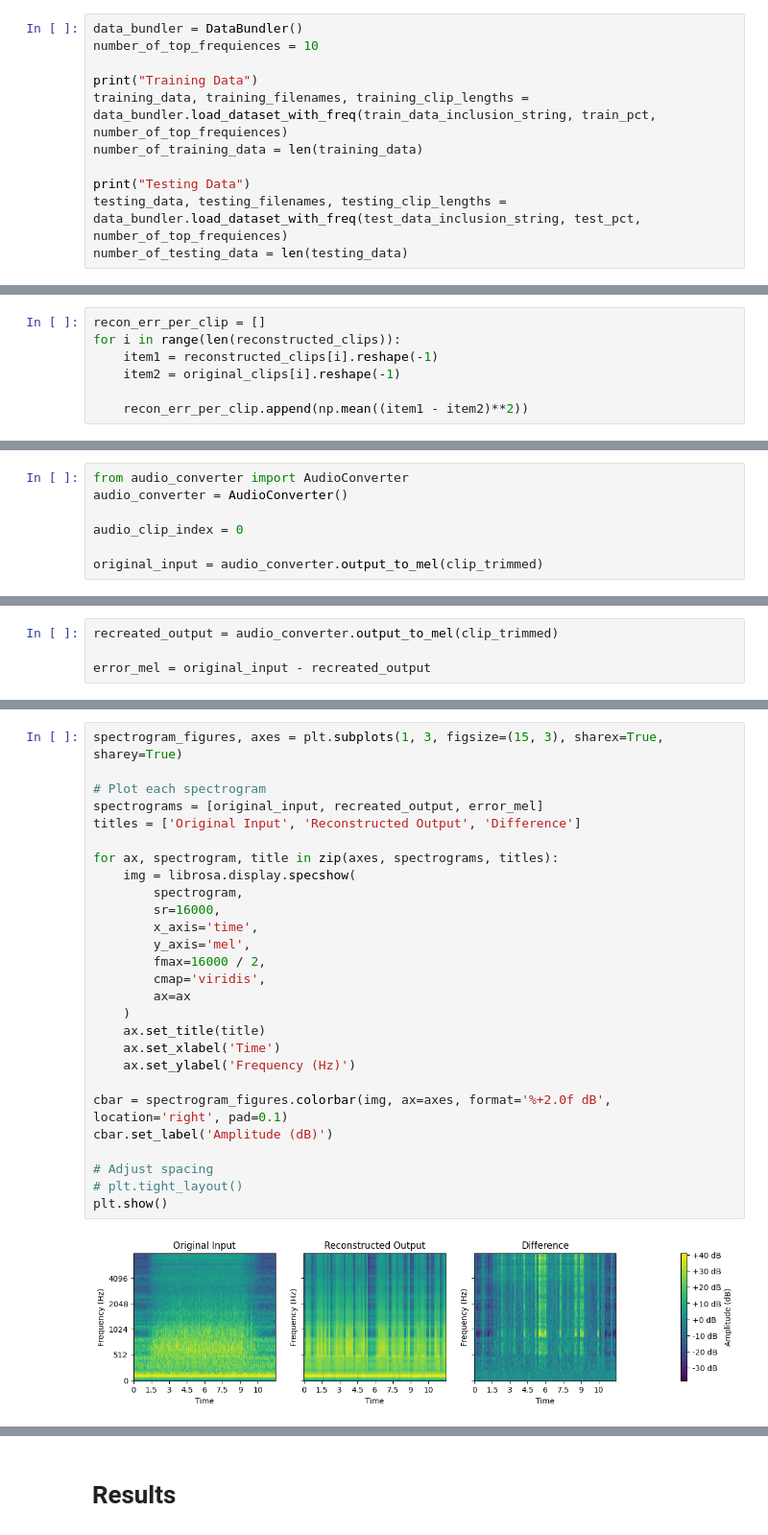
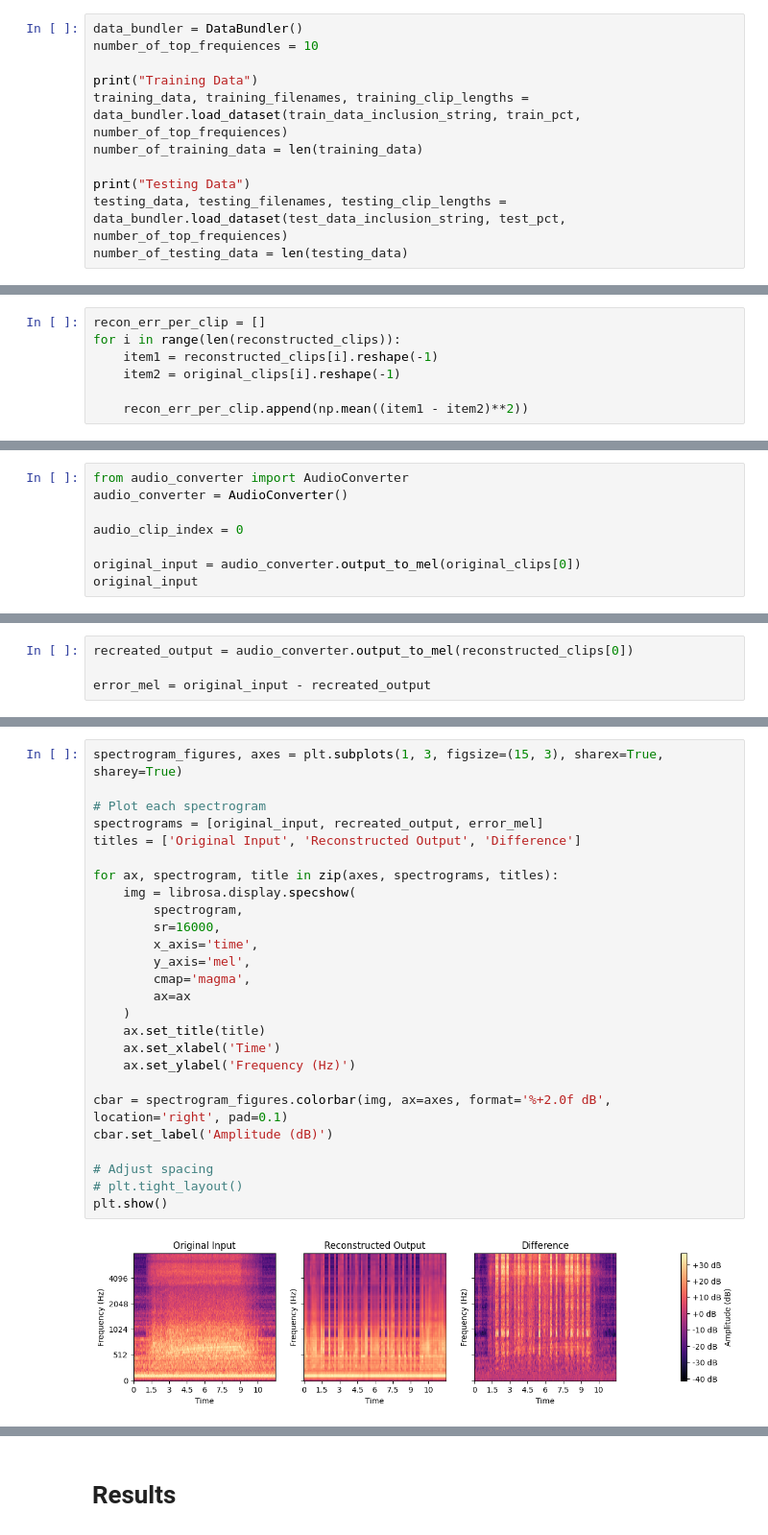
Before and after one commit to mafl20/MasterThesis, a Jupyter notebook: main_ae2.ipynb, the cells around one changed output, grey strips where cells are left out. Shown: that part at 96% size. Saved outputs shown, nothing was run; the diff lists cells and outputs as text.

```diff
--- a/main_ae2.ipynb
+++ b/main_ae2.ipynb
@@ -61,11 +61,11 @@ data_bundler = DataBundler()
 number_of_top_frequiences = 10
 
 print("Training Data")
-training_data, training_filenames, training_clip_lengths = data_bundler.load_dataset_with_freq(train_data_inclusion_string, train_pct, number_of_top_frequiences)
+training_data, training_filenames, training_clip_lengths = data_bundler.load_dataset(train_data_inclusion_string, train_pct, number_of_top_frequiences)
 number_of_training_data = len(training_data)
 
 print("Testing Data")
-testing_data, testing_filenames, testing_clip_lengths = data_bundler.load_dataset_with_freq(test_data_inclusion_string, test_pct, number_of_top_frequiences)
+testing_data, testing_filenames, testing_clip_lengths = data_bundler.load_dataset(test_data_inclusion_string, test_pct, number_of_top_frequiences)
 number_of_testing_data = len(testing_data)
 # %% [output]
 Training Data
@@ -297,4 +342,5 @@ audio_converter = AudioConverter()
 
 audio_clip_index = 0
 
-original_input = audio_converter.output_to_mel(clip_trimmed)
+original_input = audio_converter.output_to_mel(original_clips[0])
+original_input
@@ -318,5 +375,5 @@ print(len(last_10_list))   # 10
 # %%
-recreated_output = audio_converter.output_to_mel(clip_trimmed)
+recreated_output = audio_converter.output_to_mel(reconstructed_clips[0])
 
 error_mel = original_input - recreated_output
 # %%
@@ -334,29 +389,28 @@ ValueError: cannot reshape array of size 48750 into shape (75,128,5)
 # %%
 spectrogram_figures, axes = plt.subplots(1, 3, figsize=(15, 3), sharex=True, sharey=True)
 
 # Plot each spectrogram
 spectrograms = [original_input, recreated_output, error_mel]
 titles = ['Original Input', 'Reconstructed Output', 'Difference']
 
 for ax, spectrogram, title in zip(axes, spectrograms, titles):
     img = librosa.display.specshow(
         spectrogram,
         sr=16000,
         x_axis='time',
         y_axis='mel',
-        fmax=16000 / 2,
-        cmap='viridis',
+        cmap='magma',
         ax=ax
     )
     ax.set_title(title)
     ax.set_xlabel('Time')
     ax.set_ylabel('Frequency (Hz)')
 
 cbar = spectrogram_figures.colorbar(img, ax=axes, format='%+2.0f dB', location='right', pad=0.1)
 cbar.set_label('Amplitude (dB)')
 
 # Adjust spacing
 # plt.tight_layout()
 plt.show()
 # %% [output]
-[figure, old version]
+[figure, new version]
```
Also changed, not shown: parts of 17 cells of this notebook, 4 other files.
